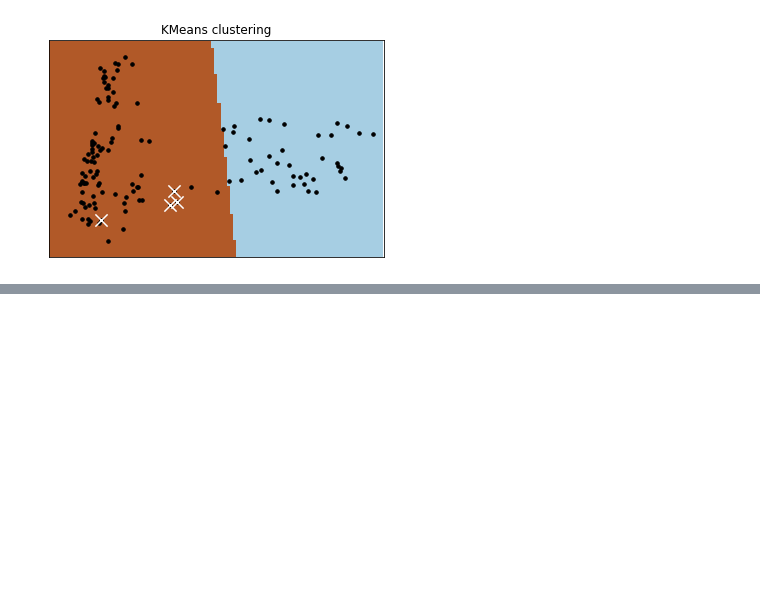
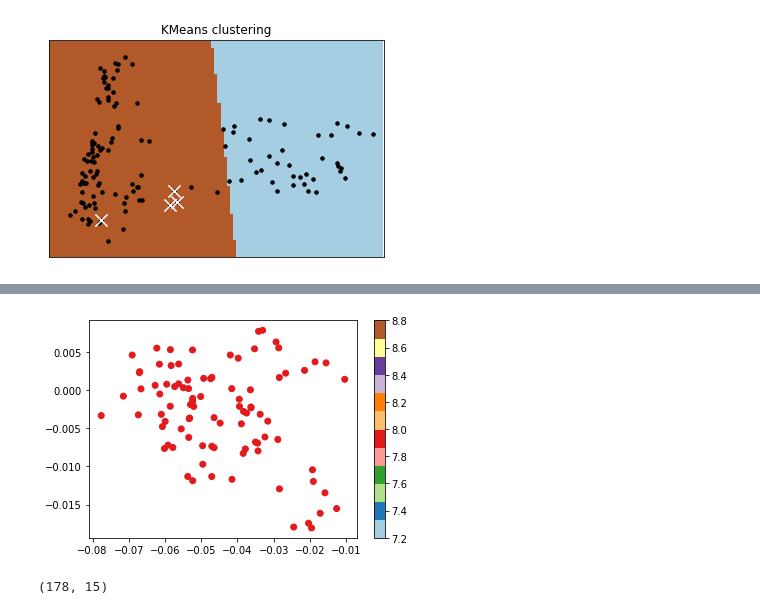
Before and after one commit to changsin/ClassifyImages, a Jupyter notebook: notebooks/dashboard_EDA.ipynb, the cells around one changed output, grey strips where cells are left out. Saved outputs shown, nothing was run; the diff lists cells and outputs as text; code cells hidden in the pictures; blank space fills up the shorter version.

```diff
--- a/notebooks/dashboard_EDA.ipynb
+++ b/notebooks/dashboard_EDA.ipynb
@@ -433,0 +535,4 @@ plot_label_images(to_cluster[130:134], to_cluster_Y[130:134])
+# %%
+plot_scatter_clusters(X_reduced_fm[idx_a_seatbelt], box_labels[idx_a_seatbelt])
+# %% [output]
+[figure, added]
@@ -433,0 +543,6 @@ plot_label_images(to_cluster[130:134], to_cluster_Y[130:134])
+# %%
+to_plot_X = np.concatenate((X_reduced_fm[idx_a_seatbelt], X_reduced_fm[idx_a_parking], X_reduced_fm[idx_w_engine]))
+to_plot_Y = np.concatenate((box_labels[idx_a_seatbelt], box_labels[idx_a_parking], box_labels[idx_w_engine]))
+to_plot_X.shape
+# %% [output]
+(178, 15)
```
Also changed, not shown: parts of 29 cells of this notebook.
